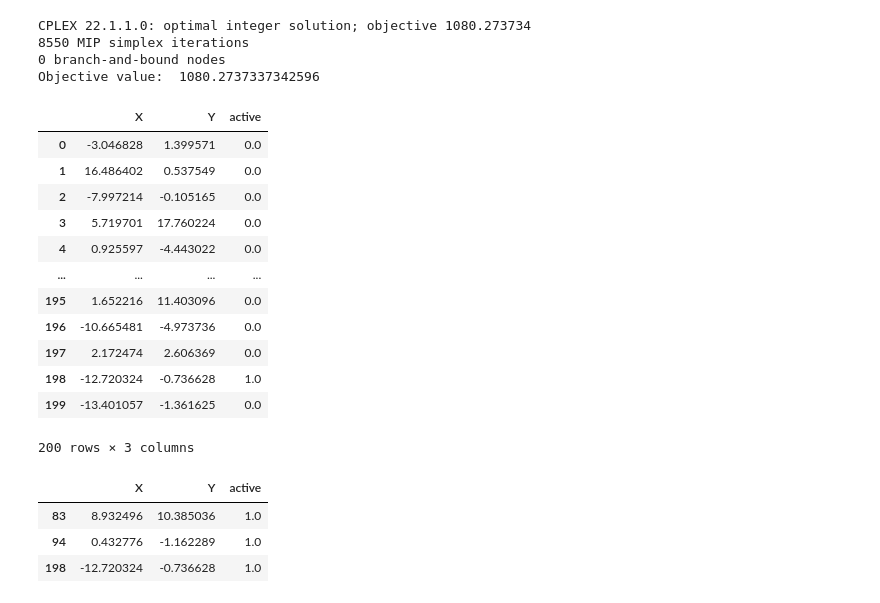
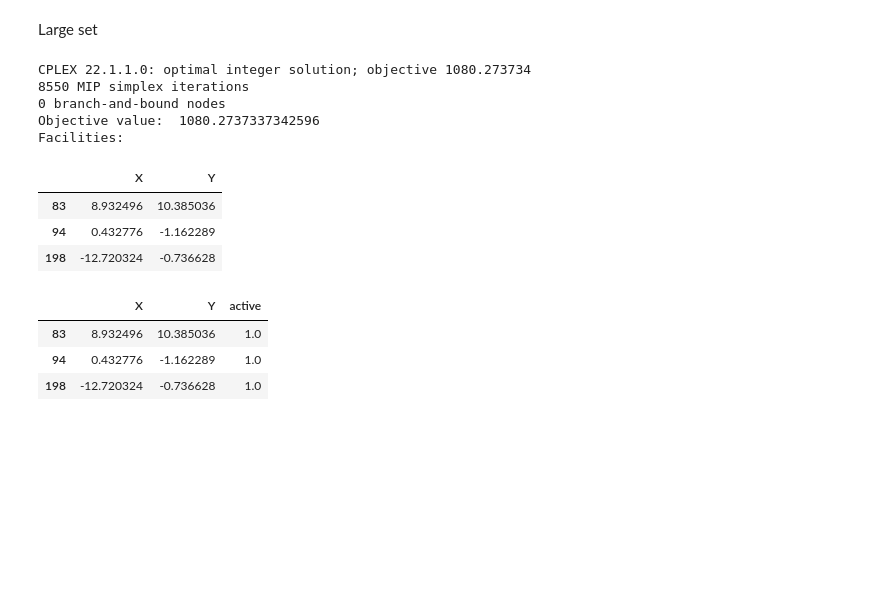
Before and after one commit to smoralesduarte/ML-combinatorial-optimization, a Jupyter notebook: HW1/HW1.ipynb, the cells around one changed output. Cells and saved outputs as stored; diff of their text form; code cells hidden in the pictures; blank space fills up the shorter version.

```diff
--- a/HW1/HW1.ipynb
+++ b/HW1/HW1.ipynb
@@ -52,6 +80,8 @@ Facilities:
 | 4 | 10.983485 | 9.937429 |
 | 5 | -12.397562 | 2.040595 |
 | 14 | -1.285214 | -2.635096 |
+# %% [markdown]
+Large set
 # %%
 # Read excel file
 df = pd.read_excel('Large_data.xlsx', index_col=0)
@@ -62,47 +92,40 @@ df.index = df.index - 1
 # We create a distance matrix
 dist = np.zeros((len(df), len(df)))
 for i in range(len(df)):
     for j in range(len(df)):
         dist[i][j] = np.sqrt((df.iloc[i][0] - df.iloc[j][0])**2 + (df.iloc[i][1] - df.iloc[j][1])**2)
 
 # Create an AMPL instance
 ampl = AMPL()
 
 # Read the model file
 ampl.read("facility_location.mod")
 
 # Add I and J sets
 ampl.set['I'] = range(len(df))
 ampl.set['J'] = range(len(df))
 ampl.get_parameter("d").set_values(pd.DataFrame(dist).unstack())
 
 # Specify the solver to use (e.g., HiGHS)
 ampl.option["solver"] = "cplex"
 # Solve
 ampl.solve()
 # Print the objective value and X variable
 print("Objective value: ", ampl.getObjective('cost').value())
 # concatenate x values and df
 df['active'] = ampl.getVariable('x').getValues().toPandas()
-df
+print("Facilities:")
+df[df['active'] == 1].iloc[:,0:2]
 # %% [output]
 CPLEX 22.1.1.0: optimal integer solution; objective 1080.273734
 8550 MIP simplex iterations
 0 branch-and-bound nodes
 Objective value:  1080.2737337342596
+Facilities:
-|  | X | Y | active |
-| 0 | -3.046828 | 1.399571 | 0.0 |
-| 1 | 16.486402 | 0.537549 | 0.0 |
-| 2 | -7.997214 | -0.105165 | 0.0 |
-| 3 | 5.719701 | 17.760224 | 0.0 |
-| 4 | 0.925597 | -4.443022 | 0.0 |
-| ... | ... | ... | ... |
-| 195 | 1.652216 | 11.403096 | 0.0 |
-| 196 | -10.665481 | -4.973736 | 0.0 |
-| 197 | 2.172474 | 2.606369 | 0.0 |
-| 198 | -12.720324 | -0.736628 | 1.0 |
-| 199 | -13.401057 | -1.361625 | 0.0 |
+|  | X | Y |
+| 83 | 8.932496 | 10.385036 |
+| 94 | 0.432776 | -1.162289 |
+| 198 | -12.720324 | -0.736628 |
-200 rows × 3 columns
 # %%
 df[df['active'] == 1]
 # %% [output]
```
Also changed, not shown: parts of 17 cells of this notebook, 2 other files.
